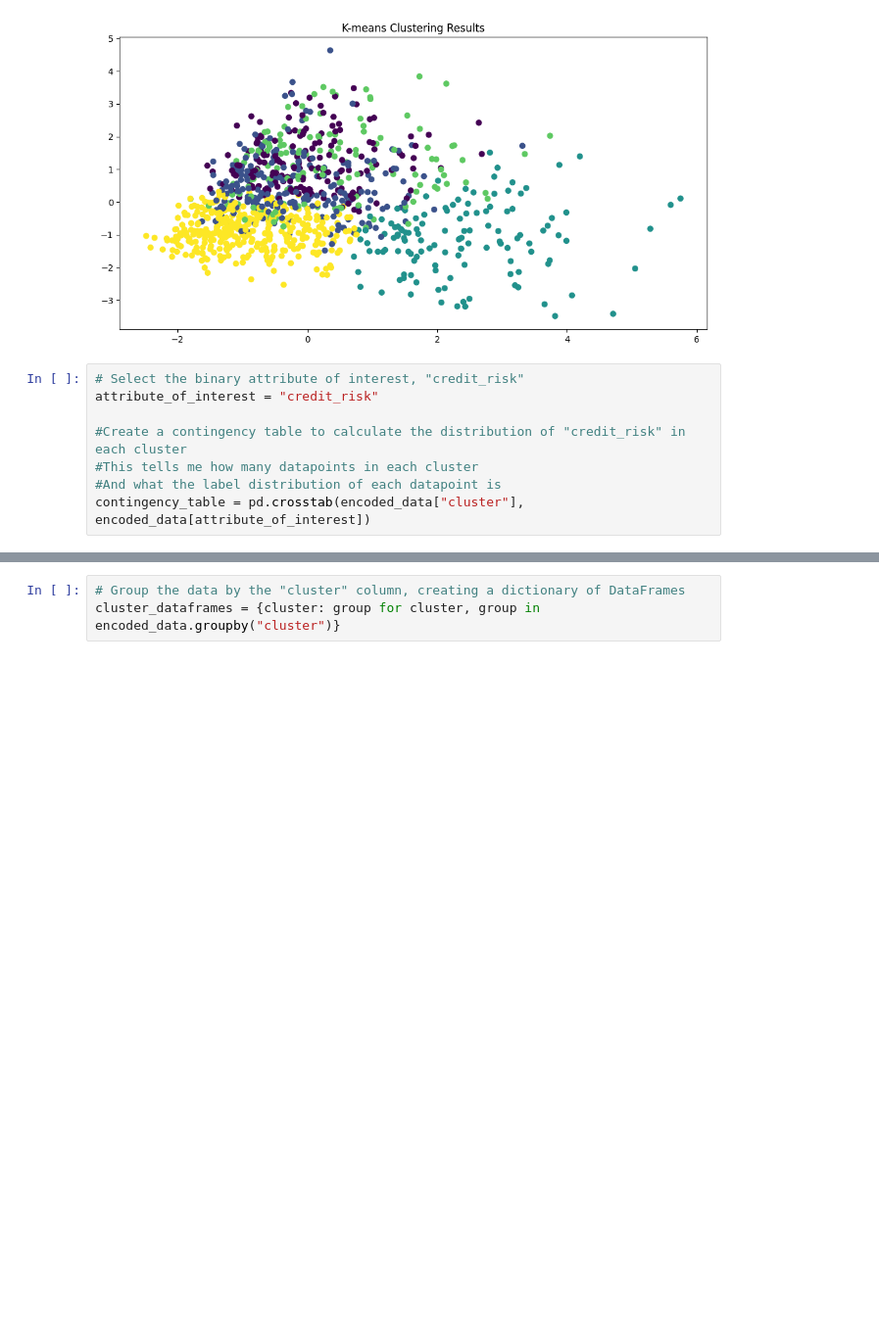
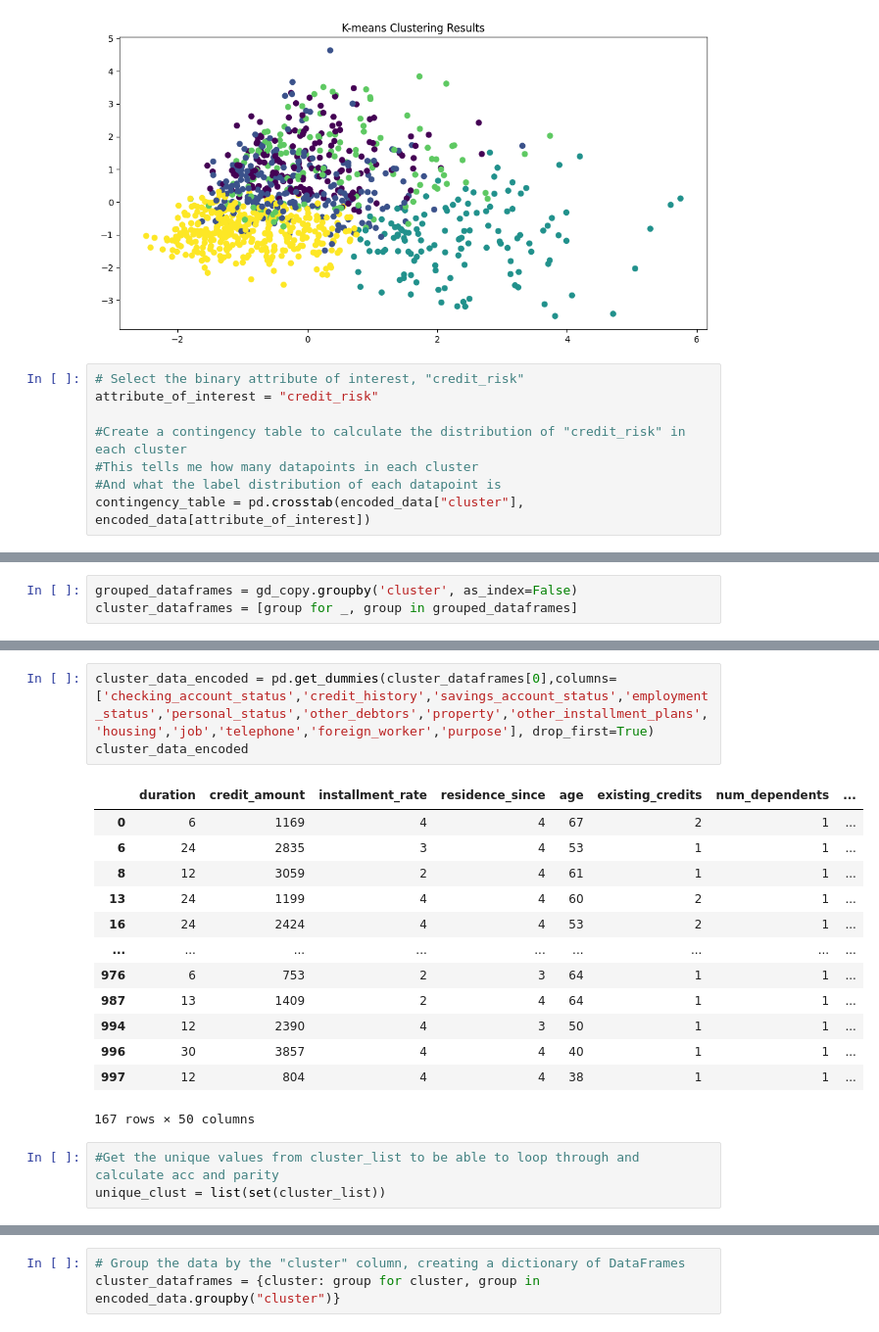
Before and after one commit to s-thandri/labelflipping, a Jupyter notebook: german_clustering.ipynb, the cells around one changed output, grey strips where cells are left out. Shown: that part at 98% size. Saved outputs shown, nothing was run; the diff lists cells and outputs as text; blank space fills up the shorter version.

```diff
--- a/german_clustering.ipynb
+++ b/german_clustering.ipynb
@@ -160,0 +181,3 @@ contingency_table = pd.crosstab(encoded_data["cluster"], encoded_data[attribute_
+# %%
+grouped_dataframes = gd_copy.groupby('cluster', as_index=False)
+cluster_dataframes = [group for _, group in grouped_dataframes]
@@ -160,0 +198,20 @@ contingency_table = pd.crosstab(encoded_data["cluster"], encoded_data[attribute_
+# %%
+cluster_data_encoded = pd.get_dummies(cluster_dataframes[0],columns=['checking_account_status','credit_history','savings_account_status','employment_status','personal_status','other_debtors','property','other_installment_plans','housing','job','telephone','foreign_worker','purpose'], drop_first=True)
+cluster_data_encoded
+# %% [output]
+|  | duration | credit_amount | installment_rate | residence_since | age | existing_credits | num_dependents | ... |
+| 0 | 6 | 1169 | 4 | 4 | 67 | 2 | 1 | ... |
+| 6 | 24 | 2835 | 3 | 4 | 53 | 1 | 1 | ... |
+| 8 | 12 | 3059 | 2 | 4 | 61 | 1 | 1 | ... |
+| 13 | 24 | 1199 | 4 | 4 | 60 | 2 | 1 | ... |
+| 16 | 24 | 2424 | 4 | 4 | 53 | 2 | 1 | ... |
+| ... | ... | ... | ... | ... | ... | ... | ... | ... |
+| 976 | 6 | 753 | 2 | 3 | 64 | 1 | 1 | ... |
+| 987 | 13 | 1409 | 2 | 4 | 64 | 1 | 1 | ... |
+| 994 | 12 | 2390 | 4 | 3 | 50 | 1 | 1 | ... |
+| 996 | 30 | 3857 | 4 | 4 | 40 | 1 | 1 | ... |
+| 997 | 12 | 804 | 4 | 4 | 38 | 1 | 1 | ... |
+167 rows × 50 columns
+# %%
+#Get the unique values from cluster_list to be able to loop through and calculate acc and parity
+unique_clust = list(set(cluster_list))
```
Also changed, not shown: parts of 11 cells of this notebook.
